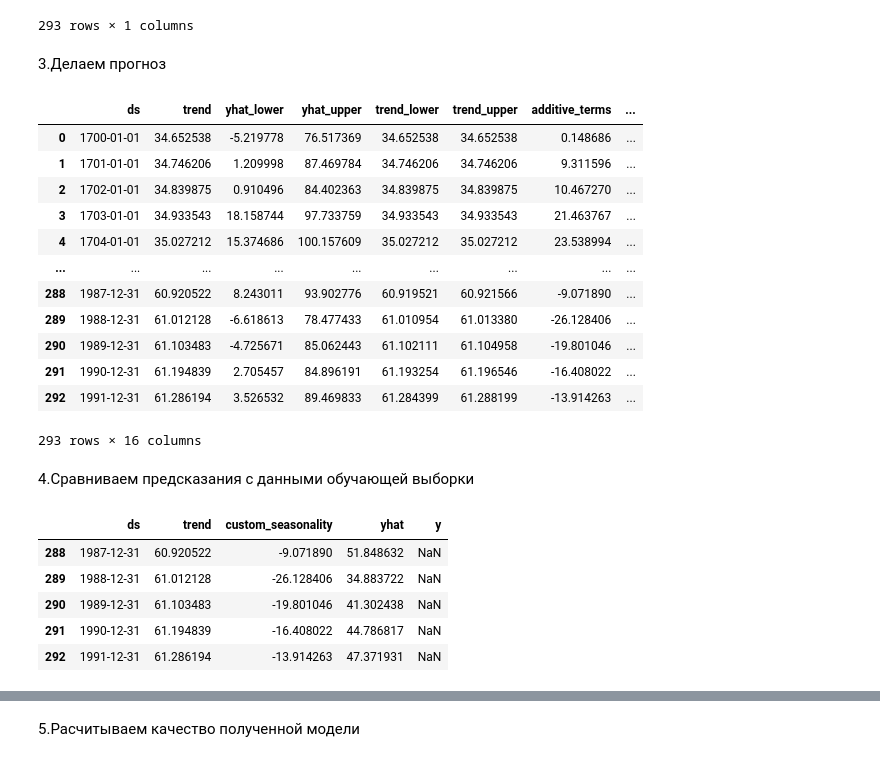
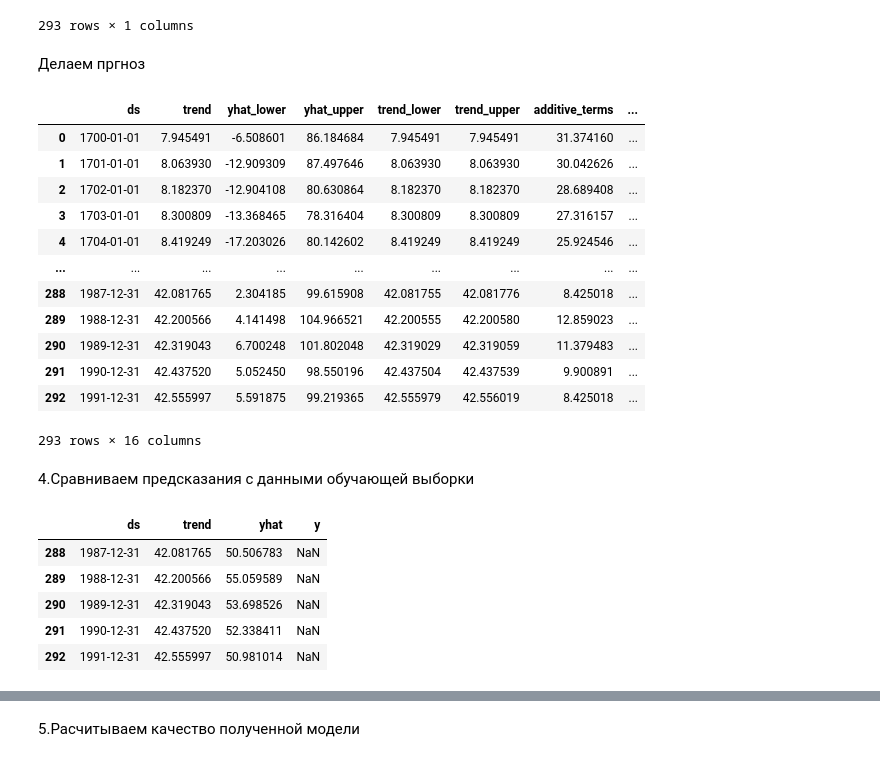
Before and after one commit to Elisakova/github_welcom, a Jupyter notebook: Итоговая__аттестация_Исакова_Е_С_ipynb".ipynb, the cells around one changed output, grey strips where cells are left out. Saved outputs shown, nothing was run; the diff lists cells and outputs as text; code cells hidden in the pictures.

```diff
--- a/Итоговая__аттестация_Исакова_Е_С_ipynb".ipynb
+++ b/Итоговая__аттестация_Исакова_Е_С_ipynb".ipynb
@@ -436,3 +440,10 @@ train_df_prophet
 | 277 | 1977-01-01 | 27.5 |
 | 278 | 1978-01-01 | 92.5 |
 279 rows × 2 columns
+# %%
+train_df_prophet=df_prophet[df_prophet['ds']<pd.Timestamp('1978-01-01')]
+test_df_prophet=df_prophet[df_prophet['ds']>=pd.Timestamp('1978-01-01')]
+
+print(f"количество наблюдений в обучающей выборке :{len(train_df_prophet)}")
+
+print(f"количество наблюдений в валидационной  выборке :{len(test_df_prophet)}")
@@ -463,0 +457,4 @@ INFO:cmdstanpy:Chain [1] done processing
+# %%
+model_prophet = Prophet()
+
+model_prophet.fit(train_df_prophet)
@@ -473,5 +485,5 @@ train_df_prophet.tail()
 # %%
-future_df = model_prophet.make_future_dataframe(periods=14, freq='Y')
+future_df = model_prophet.make_future_dataframe(periods=15, freq='Y')
 future_df
 # %% [output]
 |  | ds |
@@ -487,44 +499,44 @@ future_df
 | 291 | 1990-12-31 |
 | 292 | 1991-12-31 |
 293 rows × 1 columns
-# %% [markdown]
-3.Делаем прогноз
+# %% [markdown]
+Делаем пргноз
 # %%
 fcast_prophet = model_prophet.predict(future_df)
 fcast_prophet
 # %% [output]
 |  | ds | trend | yhat_lower | yhat_upper | trend_lower | trend_upper | additive_terms | ... |
-| 0 | 1700-01-01 | 34.652538 | -5.219778 | 76.517369 | 34.652538 | 34.652538 | 0.148686 | ... |
-| 1 | 1701-01-01 | 34.746206 | 1.209998 | 87.469784 | 34.746206 | 34.746206 | 9.311596 | ... |
-| 2 | 1702-01-01 | 34.839875 | 0.910496 | 84.402363 | 34.839875 | 34.839875 | 10.467270 | ... |
-| 3 | 1703-01-01 | 34.933543 | 18.158744 | 97.733759 | 34.933543 | 34.933543 | 21.463767 | ... |
-| 4 | 1704-01-01 | 35.027212 | 15.374686 | 100.157609 | 35.027212 | 35.027212 | 23.538994 | ... |
+| 0 | 1700-01-01 | 7.945491 | -6.508601 | 86.184684 | 7.945491 | 7.945491 | 31.374160 | ... |
+| 1 | 1701-01-01 | 8.063930 | -12.909309 | 87.497646 | 8.063930 | 8.063930 | 30.042626 | ... |
+| 2 | 1702-01-01 | 8.182370 | -12.904108 | 80.630864 | 8.182370 | 8.182370 | 28.689408 | ... |
+| 3 | 1703-01-01 | 8.300809 | -13.368465 | 78.316404 | 8.300809 | 8.300809 | 27.316157 | ... |
+| 4 | 1704-01-01 | 8.419249 | -17.203026 | 80.142602 | 8.419249 | 8.419249 | 25.924546 | ... |
 | ... | ... | ... | ... | ... | ... | ... | ... | ... |
-| 288 | 1987-12-31 | 60.920522 | 8.243011 | 93.902776 | 60.919521 | 60.921566 | -9.071890 | ... |
-| 289 | 1988-12-31 | 61.012128 | -6.618613 | 78.477433 | 61.010954 | 61.013380 | -26.128406 | ... |
-| 290 | 1989-12-31 | 61.103483 | -4.725671 | 85.062443 | 61.102111 | 61.104958 | -19.801046 | ... |
-| 291 | 1990-12-31 | 61.194839 | 2.705457 | 84.896191 | 61.193254 | 61.196546 | -16.408022 | ... |
-| 292 | 1991-12-31 | 61.286194 | 3.526532 | 89.469833 | 61.284399 | 61.288199 | -13.914263 | ... |
+| 288 | 1987-12-31 | 42.081765 | 2.304185 | 99.615908 | 42.081755 | 42.081776 | 8.425018 | ... |
+| 289 | 1988-12-31 | 42.200566 | 4.141498 | 104.966521 | 42.200555 | 42.200580 | 12.859023 | ... |
+| 290 | 1989-12-31 | 42.319043 | 6.700248 | 101.802048 | 42.319029 | 42.319059 | 11.379483 | ... |
+| 291 | 1990-12-31 | 42.437520 | 5.052450 | 98.550196 | 42.437504 | 42.437539 | 9.900891 | ... |
+| 292 | 1991-12-31 | 42.555997 | 5.591875 | 99.219365 | 42.555979 | 42.556019 | 8.425018 | ... |
 293 rows × 16 columns
 # %% [markdown]
 4.Сравниваем предсказания с данными обучающей выборки
 # %%
-df_pred = fcast_prophet[['ds', 'trend', 'custom_seasonality', 'yhat']].copy()
+df_pred = fcast_prophet[['ds', 'trend',  'yhat']].copy()
 df_pred['ds'] = df_pred['ds'].astype('object')
 df_pred['ds'] = pd.to_datetime(df_pred['ds']).dt.date
 
 future_df['ds'] = future_df['ds'].astype('object')
 future_df['ds'] = pd.to_datetime(future_df['ds']).dt.date
 
 df_prophet['ds'] = df_prophet['ds'].astype('object')
 df_prophet['ds'] = pd.to_datetime(df_prophet['ds']).dt.date
 
 df_pred = df_pred.merge(future_df, on ='ds').merge(df_prophet, on='ds', how='left')
 df_pred.tail()
 # %% [output]
-|  | ds | trend | custom_seasonality | yhat | y |
-| 288 | 1987-12-31 | 60.920522 | -9.071890 | 51.848632 | NaN |
-| 289 | 1988-12-31 | 61.012128 | -26.128406 | 34.883722 | NaN |
-| 290 | 1989-12-31 | 61.103483 | -19.801046 | 41.302438 | NaN |
-| 291 | 1990-12-31 | 61.194839 | -16.408022 | 44.786817 | NaN |
-| 292 | 1991-12-31 | 61.286194 | -13.914263 | 47.371931 | NaN |
+|  | ds | trend | yhat | y |
+| 288 | 1987-12-31 | 42.081765 | 50.506783 | NaN |
+| 289 | 1988-12-31 | 42.200566 | 55.059589 | NaN |
+| 290 | 1989-12-31 | 42.319043 | 53.698526 | NaN |
+| 291 | 1990-12-31 | 42.437520 | 52.338411 | NaN |
+| 292 | 1991-12-31 | 42.555997 | 50.981014 | NaN |
```
Also changed, not shown: parts of 16 cells of this notebook.
